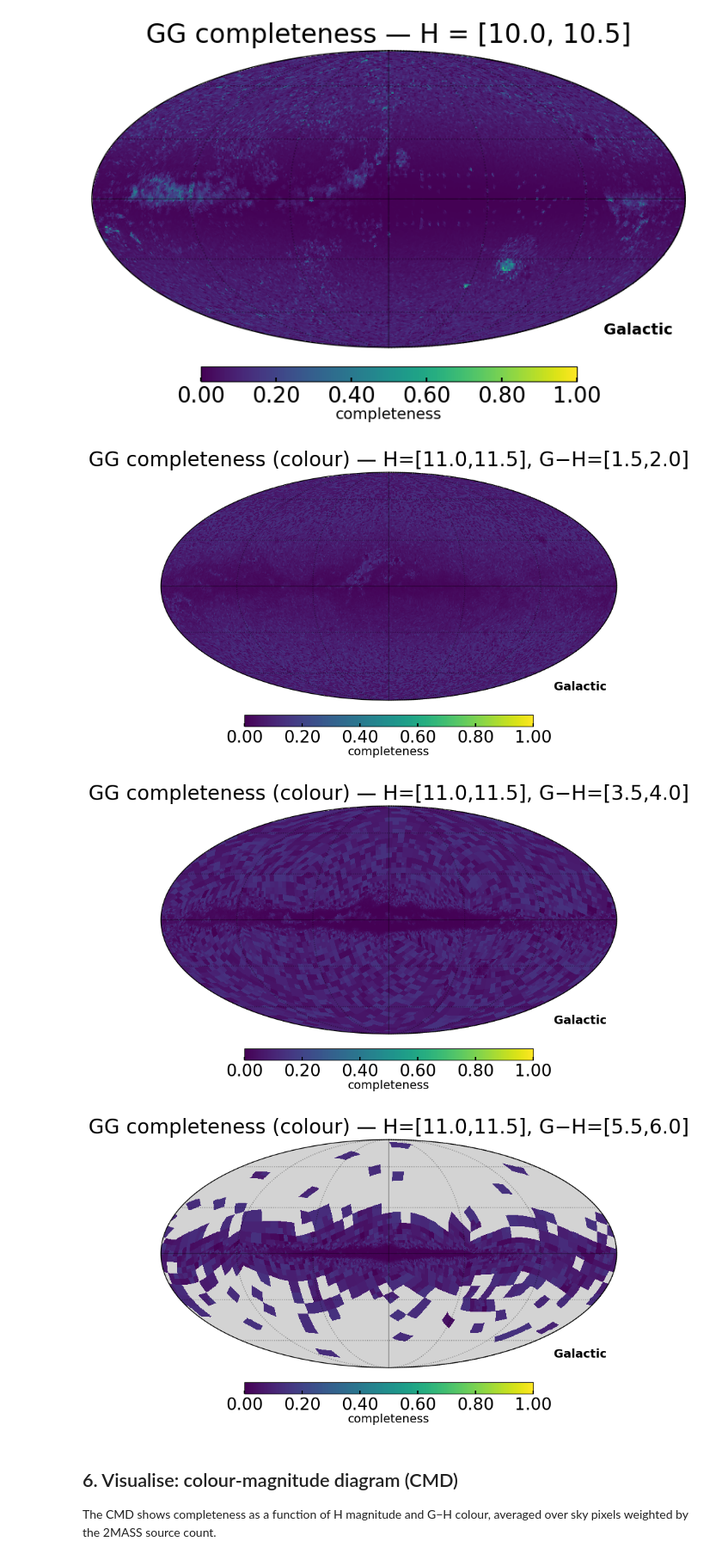
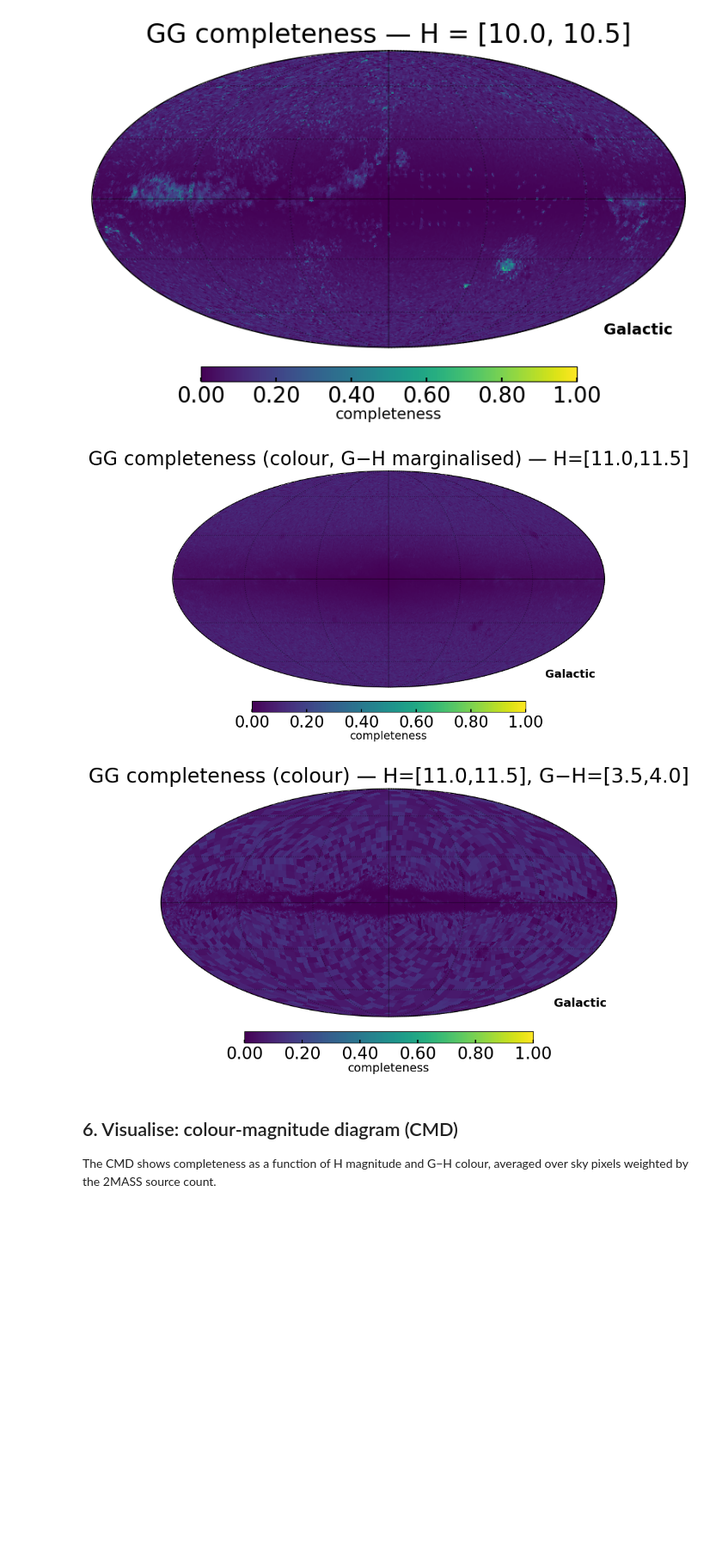
Before and after one commit to mlucey/sdssv_apogee_sf, a Jupyter notebook: tutorial.ipynb, the cells around one changed output. Shown at 86% size. Cells and saved outputs as stored; diff of their text form; code cells hidden in the pictures; blank space fills up the shorter version.

Commit message:
Revert to correct G-H marginalisation for colour sky maps
The fine-scale variation in marginalised colour sky maps is physically
real — the local G-H distribution of 2MASS sources varies at nside=64
even within coarse adaptive blocks. Also adds a fixed G-H slice example
alongside the marginalised map for comparison.

Co-Authored-By: Claude Sonnet 4.6 <noreply@anthropic.com>

```diff
--- a/tutorial.ipynb
+++ b/tutorial.ipynb
@@ -327,26 +327,41 @@ for i in plot_h_bins:
 [figure]
 [figure]
 # %%
-# ── Colour mode: sky maps at fixed G−H slices ────────────────────────────────
-# Marginalising the colour SF over G−H breaks the adaptive block structure
-# because the fine-resolution denominator varies within each adaptive block.
-# Instead we show sky maps at fixed G−H slices.
+# ── Colour mode: sky map marginalised over G−H ────────────────────────────────
+# Weight only over G−H bins where the SF is valid (not NaN).
+# The result has finer-scale variation than the H-only map because the local
+# G−H distribution of 2MASS sources genuinely varies at the fine-pixel level,
+# even when the SF was computed at a coarser adaptive resolution.
 h_last = len(sf_c.H_BINS) - 2
 h_lo, h_hi = sf_c.H_BINS[h_last], sf_c.H_BINS[h_last + 1]
 
-for gh_target in [2.0, 4.0, 6.0]:
-    gi = np.clip(np.searchsorted(sf_c.GH_BINS[1:], gh_target), 0, len(sf_c.GH_BINS) - 2)
-    gh_lo, gh_hi = sf_c.GH_BINS[gi], sf_c.GH_BINS[gi + 1]
+valid   = np.isfinite(sf_c._selfunc[h_last])
+ha3     = sf_c._hist_all[h_last]
+wts     = np.where(valid, ha3, 0.0)
+wts_sum = wts.sum(axis=1)
+sf_num  = (np.where(valid, sf_c._selfunc[h_last], 0.0) * wts).sum(axis=1)
+with np.errstate(invalid='ignore', divide='ignore'):
+    sf_sum = np.where(wts_sum > 0, sf_num / wts_sum, np.nan)
 
-    fig = make_mollweide(
-        sf_c._selfunc[h_last, :, gi], sf_c._hist_all[h_last, :, gi], nside,
-        title=f'GG completeness (colour) — H=[{h_lo:.1f},{h_hi:.1f}], G−H=[{gh_lo:.1f},{gh_hi:.1f}]'
-    )
-    plt.show()
+fig = make_mollweide(
+    sf_sum, wts_sum, nside,
+    title=f'GG completeness (colour, G−H marginalised) — H=[{h_lo:.1f},{h_hi:.1f}]'
+)
+plt.show()
+
+# A specific G−H slice
+gh_target = 4.0
+gi = np.clip(np.searchsorted(sf_c.GH_BINS[1:], gh_target), 0, len(sf_c.GH_BINS) - 2)
+gh_lo, gh_hi = sf_c.GH_BINS[gi], sf_c.GH_BINS[gi + 1]
+
+fig = make_mollweide(
+    sf_c._selfunc[h_last, :, gi], sf_c._hist_all[h_last, :, gi], nside,
+    title=f'GG completeness (colour) — H=[{h_lo:.1f},{h_hi:.1f}], G−H=[{gh_lo:.1f},{gh_hi:.1f}]'
+)
+plt.show()
 # %% [output]
-[figure, old version]
+[figure, new version]
 [figure]
-[figure, removed]
 # %% [markdown]
 ## 6. Visualise: colour-magnitude diagram (CMD)
 
```
